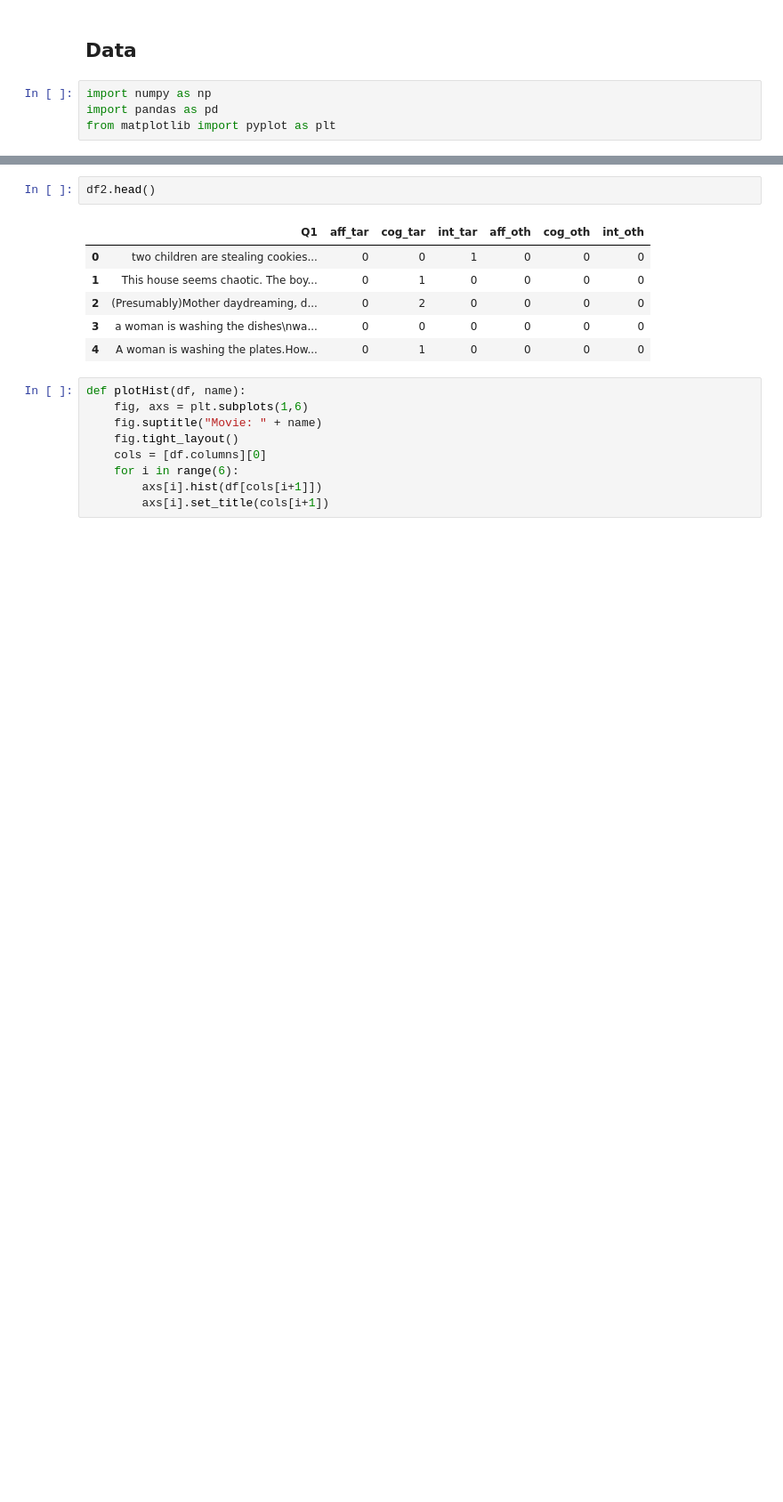
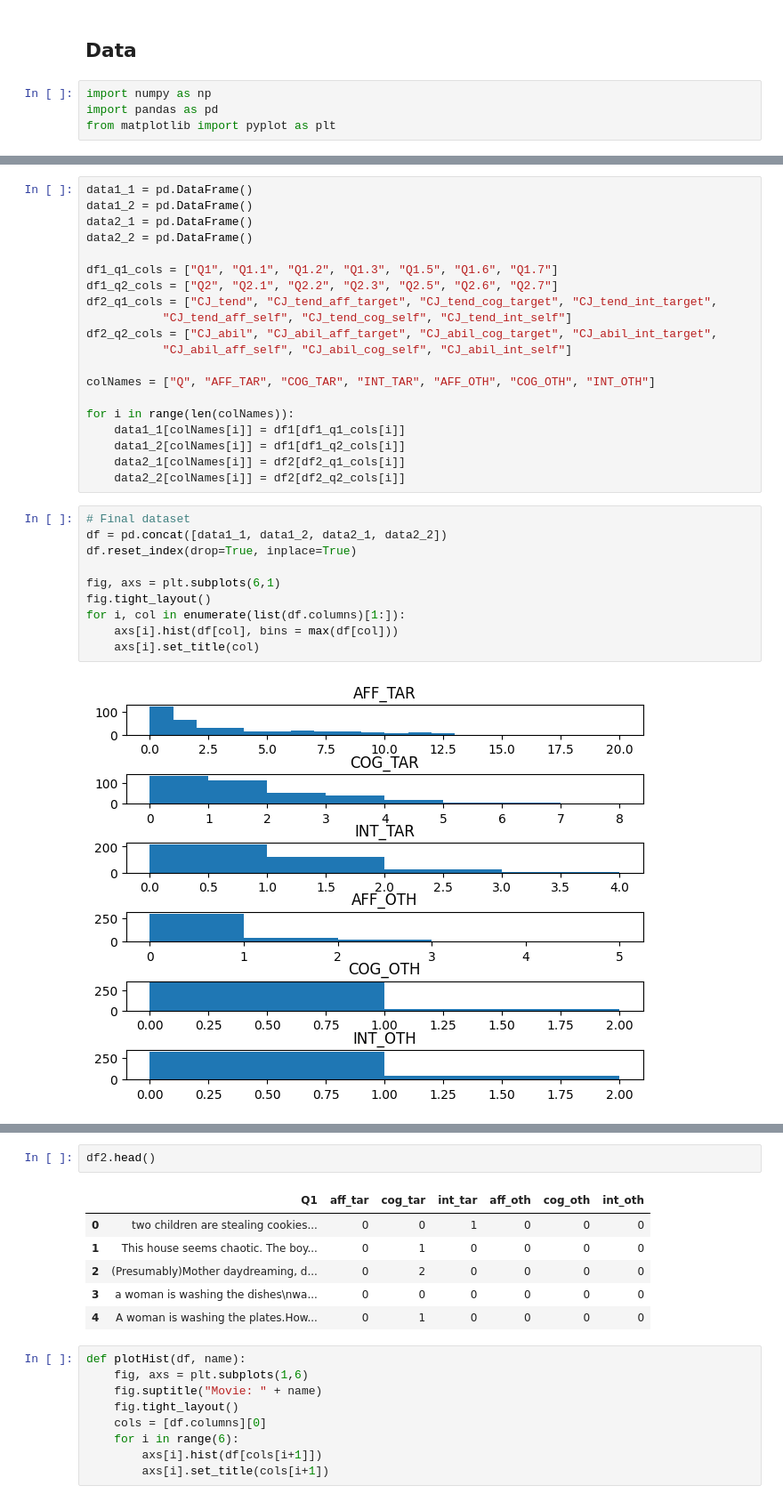
Before and after one commit to jago-h/ToM_coding, a Jupyter notebook: model_distilbert.ipynb, the cells around one changed output, grey strips where cells are left out. Shown: that part at 89% size. Saved outputs shown, nothing was run; the diff lists cells and outputs as text; blank space fills up the shorter version.

```diff
--- a/model_distilbert.ipynb
+++ b/model_distilbert.ipynb
@@ -27,0 +67,32 @@ logging.basicConfig(level=logging.ERROR)
+# %%
+data1_1 = pd.DataFrame()
+data1_2 = pd.DataFrame()
+data2_1 = pd.DataFrame()
+data2_2 = pd.DataFrame()
+
+df1_q1_cols = ["Q1", "Q1.1", "Q1.2", "Q1.3", "Q1.5", "Q1.6", "Q1.7"]
+df1_q2_cols = ["Q2", "Q2.1", "Q2.2", "Q2.3", "Q2.5", "Q2.6", "Q2.7"]
+df2_q1_cols = ["CJ_tend", "CJ_tend_aff_target", "CJ_tend_cog_target", "CJ_tend_int_target",
+           "CJ_tend_aff_self", "CJ_tend_cog_self", "CJ_tend_int_self"]
+df2_q2_cols = ["CJ_abil", "CJ_abil_aff_target", "CJ_abil_cog_target", "CJ_abil_int_target",
+           "CJ_abil_aff_self", "CJ_abil_cog_self", "CJ_abil_int_self"]
+
+colNames = ["Q", "AFF_TAR", "COG_TAR", "INT_TAR", "AFF_OTH", "COG_OTH", "INT_OTH"]
+
+for i in range(len(colNames)):
+    data1_1[colNames[i]] = df1[df1_q1_cols[i]]
+    data1_2[colNames[i]] = df1[df1_q2_cols[i]]
+    data2_1[colNames[i]] = df2[df2_q1_cols[i]]
+    data2_2[colNames[i]] = df2[df2_q2_cols[i]]
+# %%
+# Final dataset
+df = pd.concat([data1_1, data1_2, data2_1, data2_2])
+df.reset_index(drop=True, inplace=True)
+
+fig, axs = plt.subplots(6,1)
+fig.tight_layout()
+for i, col in enumerate(list(df.columns)[1:]):
+    axs[i].hist(df[col], bins = max(df[col]))
+    axs[i].set_title(col)
+# %% [output]
+[figure, added]
```
Also changed, not shown: parts of 25 cells of this notebook, 1 other file.
